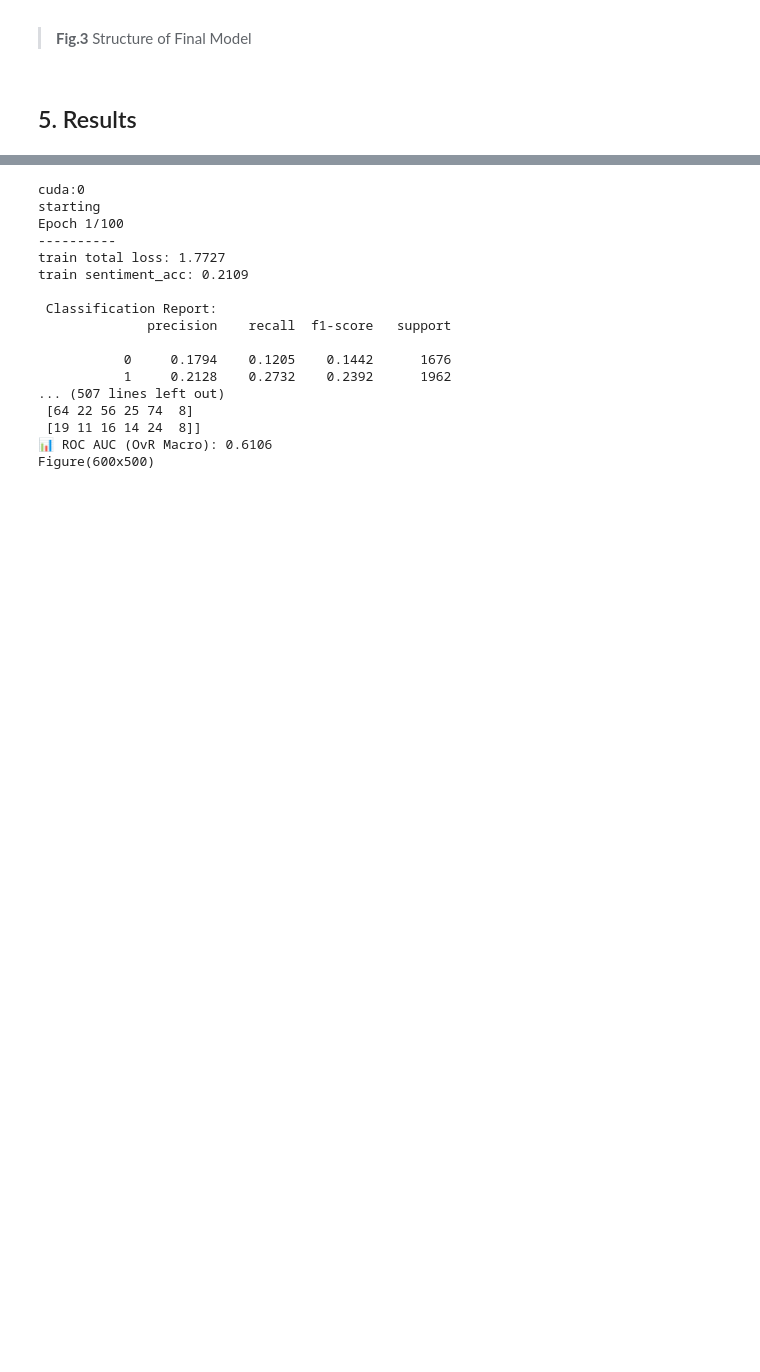
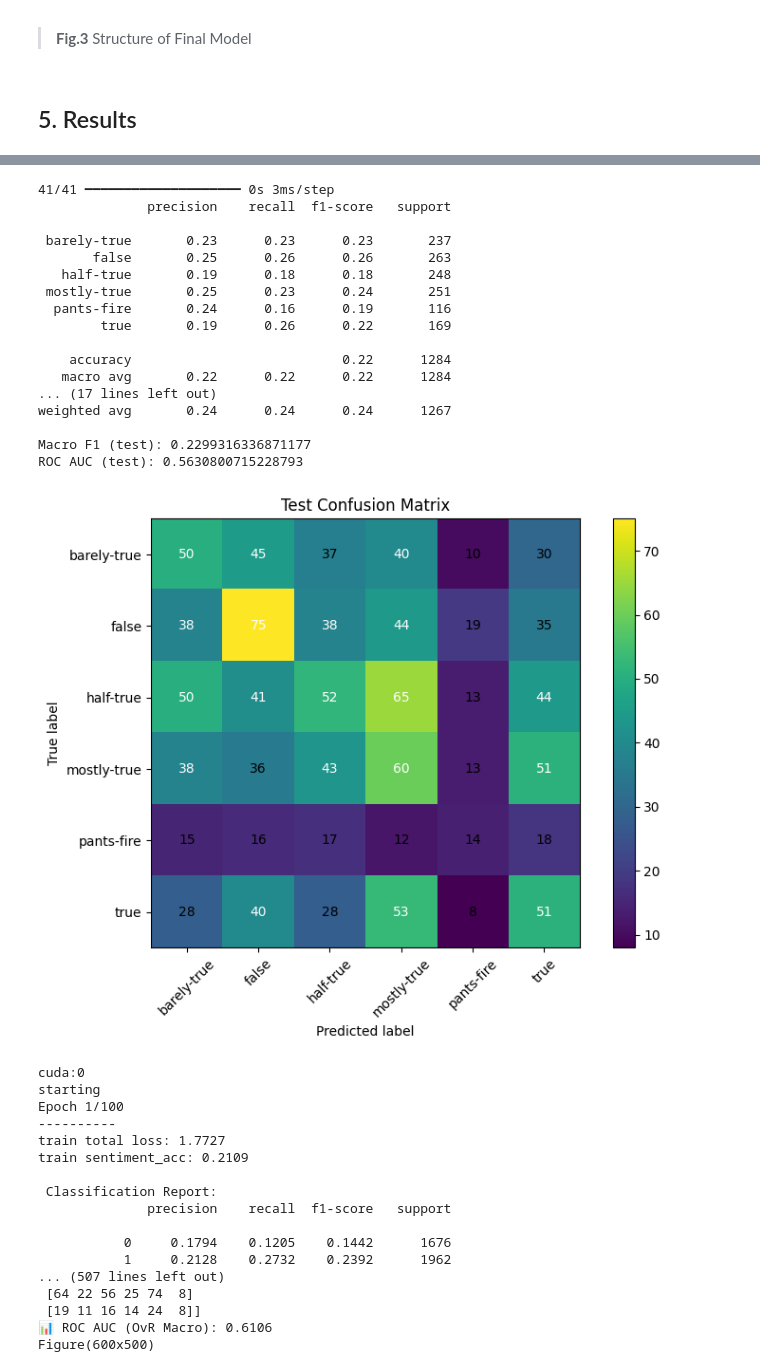
Before and after one commit to winning0804/Fake-News-Detection-with-two-Branch-BRET-Network, a Jupyter notebook: notebook.ipynb, the cells around one changed output, grey strips where cells are left out. Drawn from its saved outputs; the diff is of its cells as text; code cells hidden in the pictures; blank space fills up the shorter version.

```diff
--- a/notebook.ipynb
+++ b/notebook.ipynb
@@ -213,3 +277,62 @@ The improved minority-class recall in BERT suggests it would be more reliable in
+# %%
+# 11. Evaluate Validation Set
+y_val_pred = np.argmax(model.predict(X_val_pad), axis=1)
+print(classification_report(y_val, y_val_pred, target_names=le.classes_))
+print('Macro F1:', f1_score(y_val, y_val_pred, average='macro'))
+
+# 12. evaluate Test Set
+if 'label' in df_test.columns and not df_test['label'].isnull().any():
+    y_test = le.transform(df_test['label'].astype(str))
+    y_test_pred_prob = model.predict(X_test_pad)
+    y_test_pred = np.argmax(y_test_pred_prob, axis=1)
+
+    print("\n=== Test Set Evaluation ===")
+    print(classification_report(y_test, y_test_pred, target_names=le.classes_))
+    print('Macro F1 (test):', f1_score(y_test, y_test_pred, average='macro'))
+
+    try:
+        test_roc_auc = roc_auc_score(y_test, y_test_pred_prob, multi_class='ovr')
+        print('ROC AUC (test):', test_roc_auc)
+    except:
+        pass
+
+    cm_test = confusion_matrix(y_test, y_test_pred)
+    plt.figure(figsize=(8, 6))
+    plt.imshow(cm_test, interpolation='nearest')
+    plt.title('Test Confusion Matrix')
+    plt.colorbar()
+    tick_marks = np.arange(len(le.classes_))
+    plt.xticks(tick_marks, le.classes_, rotation=45)
+    plt.yticks(tick_marks, le.classes_)
+    plt.ylabel('True label')
+    plt.xlabel('Predicted label')
+    for i in range(len(cm_test)):
+        for j in range(len(cm_test)):
+            plt.text(j, i, cm_test[i, j], ha='center', va='center',
+                     color='white' if cm_test[i, j] > cm_test.max()/2 else 'black')
+    plt.tight_layout()
+    plt.show()
+else:
+    print("⚠️ No label column in test.tsv, skipping test evaluation.")
+# %% [output]
+41/41 ━━━━━━━━━━━━━━━━━━━━ 0s 3ms/step
+              precision    recall  f1-score   support
+
+ barely-true       0.23      0.23      0.23       237
+       false       0.25      0.26      0.26       263
+   half-true       0.19      0.18      0.18       248
+ mostly-true       0.25      0.23      0.24       251
+  pants-fire       0.24      0.16      0.19       116
+        true       0.19      0.26      0.22       169
+
+    accuracy                           0.22      1284
+   macro avg       0.22      0.22      0.22      1284
+... (17 lines left out)
+weighted avg       0.24      0.24      0.24      1267
+
+Macro F1 (test): 0.2299316336871177
+ROC AUC (test): 0.5630800715228793
+[figure, added]
 # %%
 ## Baseline model Bert
 !python bert_origin.py
```
Also changed, not shown: parts of 2 cells of this notebook, 1 other file.
